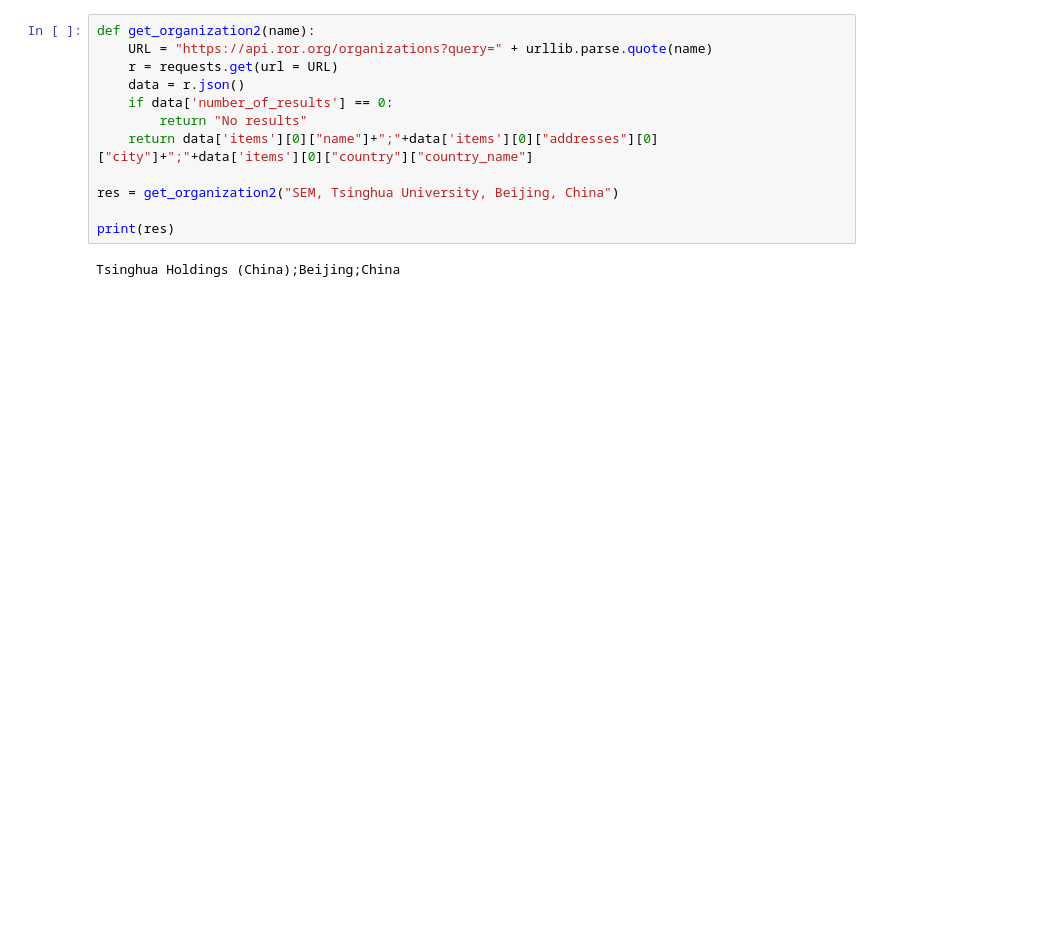
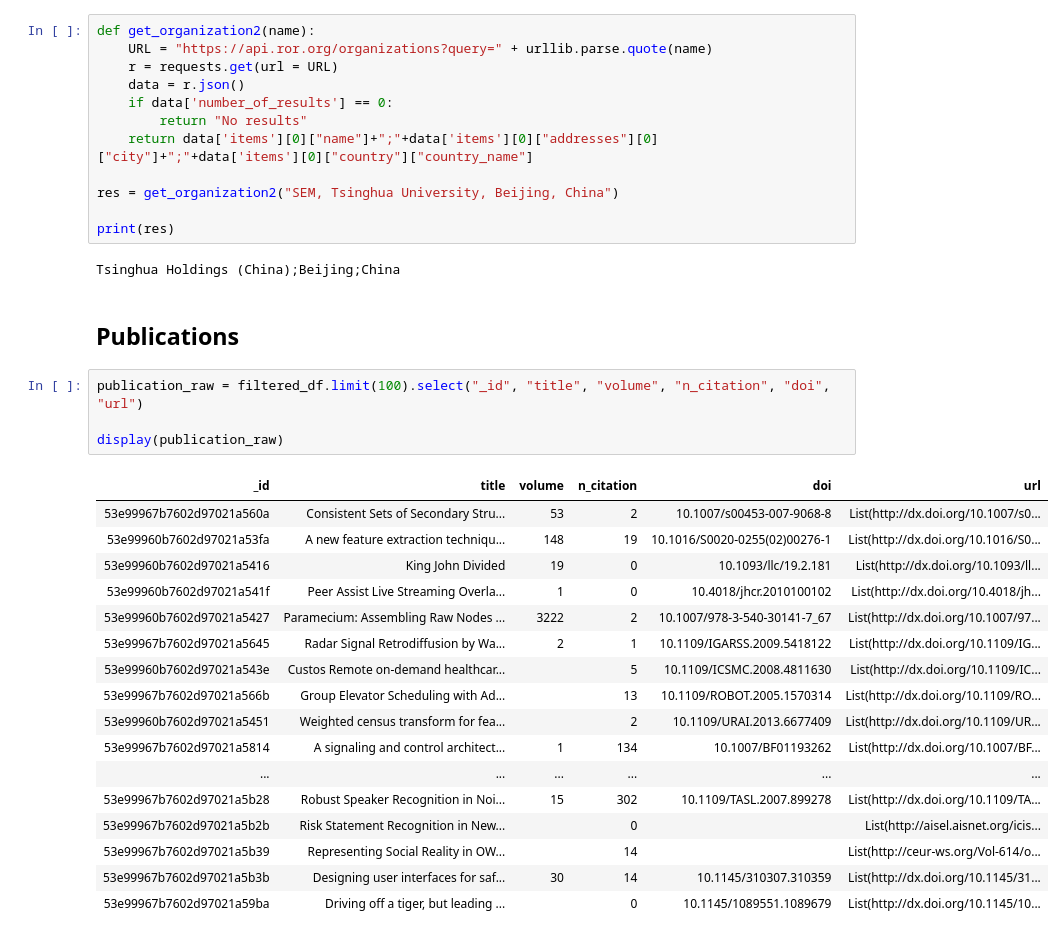
Before and after one commit to Karljohan99/BDM2023-group3, a Jupyter notebook: project1/Project_1.ipynb, the cells around one changed output. Saved outputs shown, nothing was run; the diff lists cells and outputs as text; blank space fills up the shorter version.

```diff
--- a/project1/Project_1.ipynb
+++ b/project1/Project_1.ipynb
@@ -178,3 +179,27 @@ res = get_organization2("SEM, Tsinghua University, Beijing, China")
 print(res)
 # %% [output]
 Tsinghua Holdings (China);Beijing;China
+# %% [markdown]
+## Publications
+# %%
+publication_raw = filtered_df.limit(100).select("_id", "title", "volume", "n_citation", "doi", "url")
+
+display(publication_raw)
+# %% [output]
+| _id | title | volume | n_citation | doi | url |
+| 53e99967b7602d97021a560a | Consistent Sets of Secondary Stru... | 53 | 2 | 10.1007/s00453-007-9068-8 | List(http://dx.doi.org/10.1007/s0... |
+| 53e99960b7602d97021a53fa | A new feature extraction techniqu... | 148 | 19 | 10.1016/S0020-0255(02)00276-1 | List(http://dx.doi.org/10.1016/S0... |
+| 53e99960b7602d97021a5416 | King John Divided | 19 | 0 | 10.1093/llc/19.2.181 | List(http://dx.doi.org/10.1093/ll... |
+| 53e99960b7602d97021a541f | Peer Assist Live Streaming Overla... | 1 | 0 | 10.4018/jhcr.2010100102 | List(http://dx.doi.org/10.4018/jh... |
+| 53e99960b7602d97021a5427 | Paramecium: Assembling Raw Nodes ... | 3222 | 2 | 10.1007/978-3-540-30141-7_67 | List(http://dx.doi.org/10.1007/97... |
+| 53e99967b7602d97021a5645 | Radar Signal Retrodiffusion by Wa... | 2 | 1 | 10.1109/IGARSS.2009.5418122 | List(http://dx.doi.org/10.1109/IG... |
+| 53e99960b7602d97021a543e | Custos Remote on-demand healthcar... |  | 5 | 10.1109/ICSMC.2008.4811630 | List(http://dx.doi.org/10.1109/IC... |
+| 53e99967b7602d97021a566b | Group Elevator Scheduling with Ad... |  | 13 | 10.1109/ROBOT.2005.1570314 | List(http://dx.doi.org/10.1109/RO... |
+| 53e99960b7602d97021a5451 | Weighted census transform for fea... |  | 2 | 10.1109/URAI.2013.6677409 | List(http://dx.doi.org/10.1109/UR... |
+| 53e99967b7602d97021a5814 | A signaling and control architect... | 1 | 134 | 10.1007/BF01193262 | List(http://dx.doi.org/10.1007/BF... |
+| ... | ... | ... | ... | ... | ... |
+| 53e99967b7602d97021a5b28 | Robust Speaker Recognition in Noi... | 15 | 302 | 10.1109/TASL.2007.899278 | List(http://dx.doi.org/10.1109/TA... |
+| 53e99967b7602d97021a5b2b | Risk Statement Recognition in New... |  | 0 |  | List(http://aisel.aisnet.org/icis... |
+| 53e99967b7602d97021a5b39 | Representing Social Reality in OW... |  | 14 |  | List(http://ceur-ws.org/Vol-614/o... |
+| 53e99967b7602d97021a5b3b | Designing user interfaces for saf... | 30 | 14 | 10.1145/310307.310359 | List(http://dx.doi.org/10.1145/31... |
+| 53e99967b7602d97021a59ba | Driving off a tiger, but leading ... |  | 0 | 10.1145/1089551.1089679 | List(http://dx.doi.org/10.1145/10... |
```
Also changed, not shown: parts of 19 cells of this notebook.
